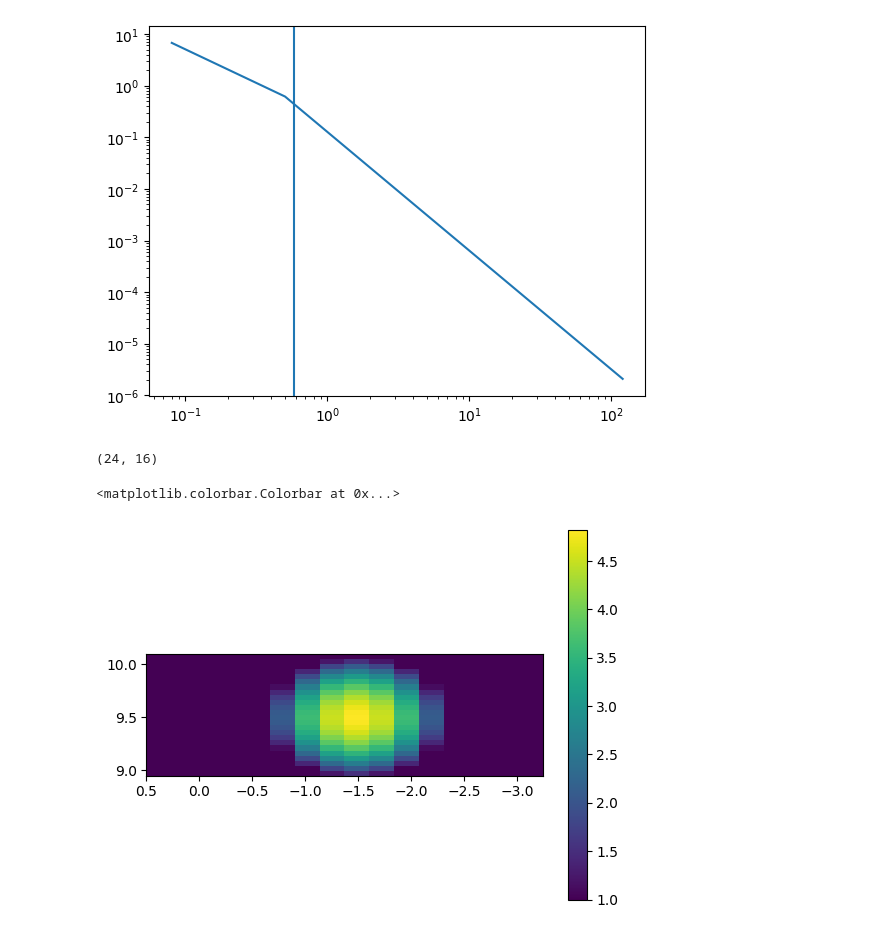
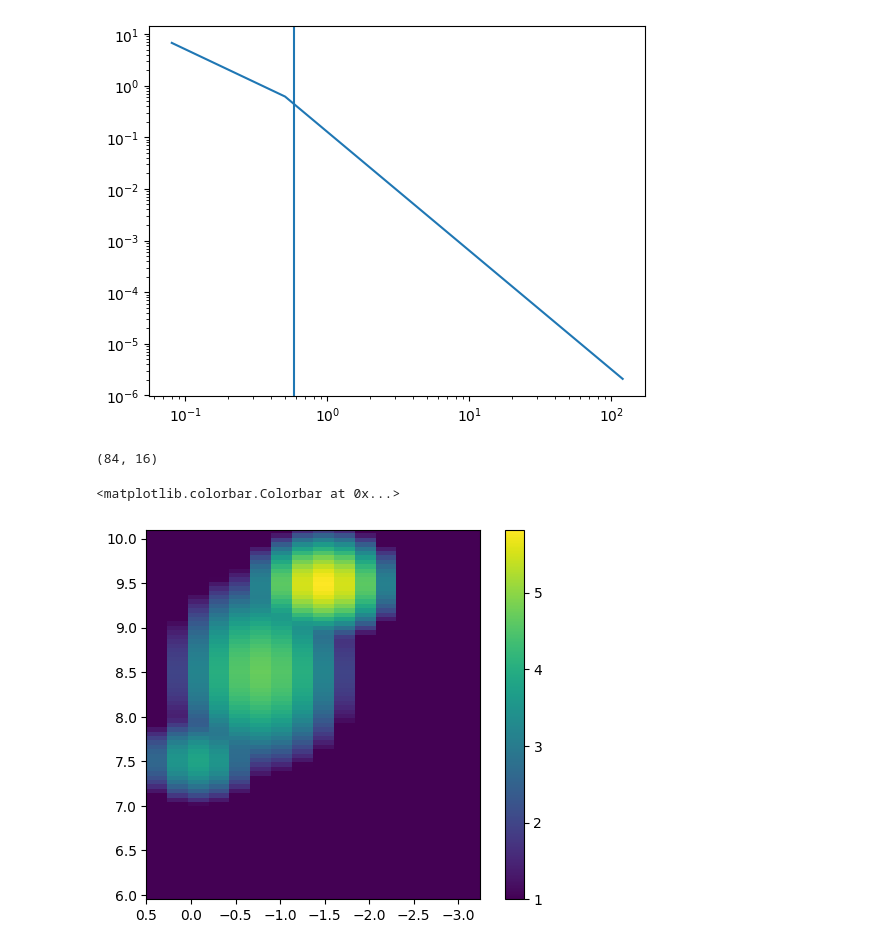
Before and after one commit to ltlancas/walter, a Jupyter notebook: calculation_code/pop_gen_sfh.ipynb, the cells around one changed output. Drawn from its saved outputs; the diff is of its cells as text; code cells hidden in the pictures.

```diff
--- a/calculation_code/pop_gen_sfh.ipynb
+++ b/calculation_code/pop_gen_sfh.ipynb
@@ -102,7 +102,10 @@ plt.xscale("log")
 # by giving lists of metallicities and ages. These should be linearly spaced (in the log
 # space in which they are defined)
 metlist = np.array([0.5,0.25,0.0,-0.25,-0.5,-0.75,-1.0,-1.25,-1.5,-1.75,-2.0,-2.25,-2.5,-2.75,-3.,-3.25])
-agelist = np.array([8.95,9.,9.05,9.1,9.15,9.2,9.25,9.3,9.35,9.4,9.45,9.5,9.55,9.6,9.65,9.7,9.75,9.8,9.85,9.9,9.95,10.,10.05,10.1])
+agelist = np.array([5.95,6.,6.05,6.1,6.15,6.2,6.25,6.3,6.35,6.4,6.45,6.5,6.55,6.6,6.65,6.7,6.75,6.8,6.85,6.9,\
+                    6.95,7.,7.05,7.1,7.15,7.2,7.25,7.3,7.35,7.4,7.45,7.5,7.55,7.6,7.65,7.7,7.75,7.8,7.85,7.9,\
+                    7.95,8.,8.05,8.1,8.15,8.2,8.25,8.3,8.35,8.4,8.45,8.5,8.55,8.6,8.65,8.7,8.75,8.8,8.85,8.9,\
+                    8.95,9.,9.05,9.1,9.15,9.2,9.25,9.3,9.35,9.4,9.45,9.5,9.55,9.6,9.65,9.7,9.75,9.8,9.85,9.9,9.95,10.,10.05,10.1])
 nmet = len(metlist) # number of metallicities
 nage = len(agelist) # number of ages
 dage = agelist[1] - agelist[0] # logarithmic difference in age bins, for selection below
@@ -146,28 +149,44 @@ AB_Vega = np.array([0.147,0.485,0.647,0.950,1.012,1.281,1.546]) #This is m_AB -
 # %%
 nage, nmet
 # %% [output]
-(24, 16)
+(84, 16)
 # %%
 # specify star formation history
 # sfh[i][j] is mass formed at agelist[i] with metallicity metlist[j]
 sfh = np.zeros((nage,nmet))
 age_grid = np.array([agelist for i in range(nmet)]).T
 met_grid = np.array([metlist for i in range(nage)])
 
 # specifying the SFH in terms of gaussian distributions
 (met0,met_spread) = (-1.5,0.3)
 (age0,age_spread) = (9.5,0.2)
 sfh = np.exp(-1*((met_grid-met0)/met_spread)**2)*np.exp(-1*((age_grid-age0)/age_spread)**2)
 sfh /= np.sum(sfh)
-sfh *= 1e6
+sfh *= 1e7
+
+(met0,met_spread) = (0.0,0.3)
+(age0,age_spread) = (7.5,0.2)
+sfh2 = np.exp(-1*((met_grid-met0)/met_spread)**2)*np.exp(-1*((age_grid-age0)/age_spread)**2)
+sfh2 /= np.sum(sfh2)
+sfh2 *= 1e5
+
+sfh += sfh2
+
+(met0,met_spread) = (-0.75,0.4)
+(age0,age_spread) = (8.5,0.4)
+sfh3 = np.exp(-1*((met_grid-met0)/met_spread)**2)*np.exp(-1*((age_grid-age0)/age_spread)**2)
+sfh3 /= np.sum(sfh3)
+sfh3 *= 2e6
+
+sfh += sfh3
 
 plt.imshow(np.log10(sfh)[::-1,:], extent=(metlist[0],metlist[-1],agelist[0],agelist[-1]), vmin =1)
 #plt.imshow(age_grid[::-1,:], extent=(10,20,agelist[0],agelist[-1]))
 #plt.imshow(met_grid[::-1,:], extent=(metlist[0],metlist[-1],agelist[0],agelist[-1]))
 plt.colorbar()
 # %% [output]
 <matplotlib.colorbar.Colorbar at 0x...>
-[figure, old version]
+[figure, new version]
 # %%
 out_data= np.array([np.zeros(nfilts)])
 
```
Also changed, not shown: parts of 1 cell of this notebook.
